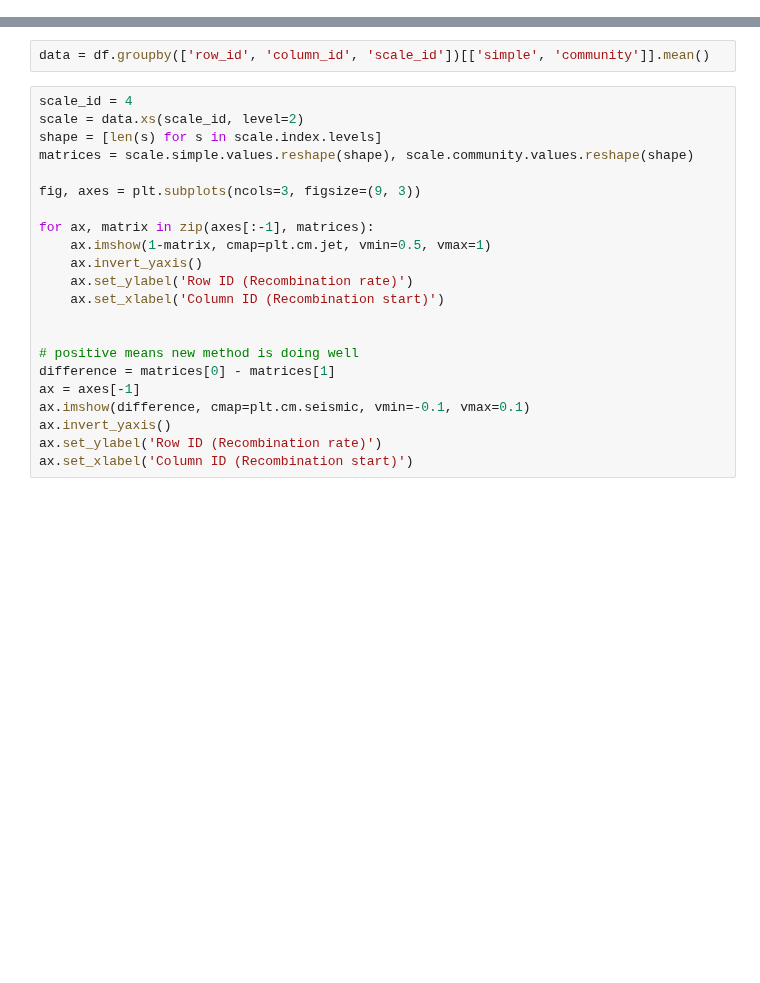
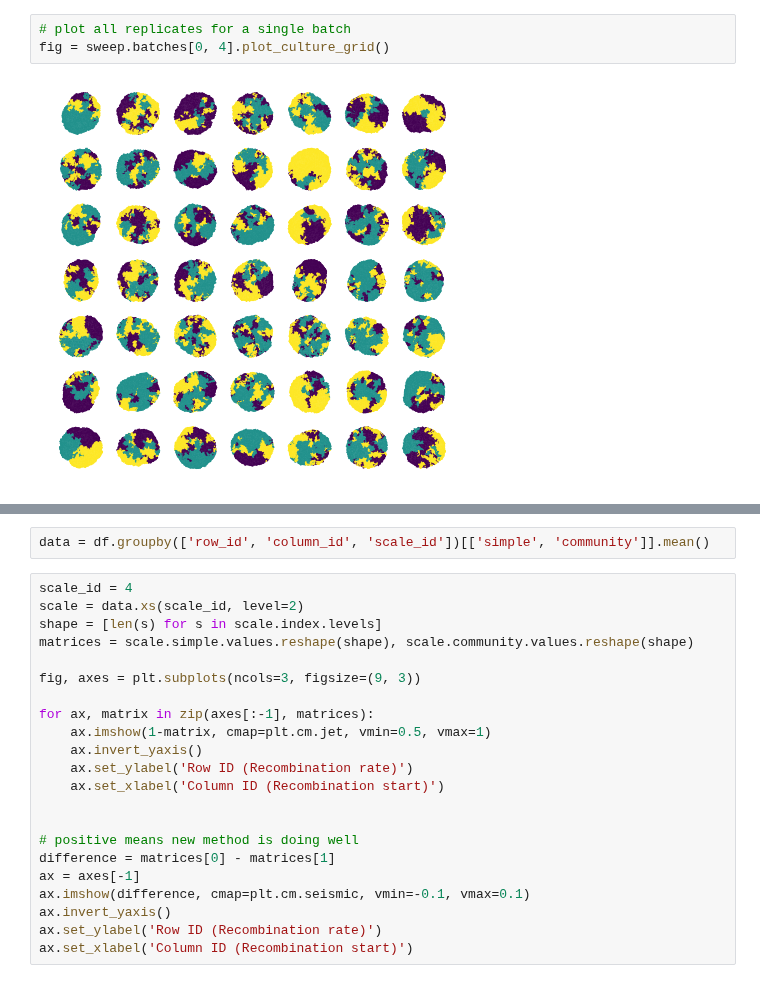
Before and after one commit to sbernasek/flyqma, a Jupyter notebook: notebooks/results.ipynb, the cells around one changed output, grey strips where cells are left out. Drawn from its saved outputs; the diff is of its cells as text; blank space fills up the shorter version.

```diff
--- a/notebooks/results.ipynb
+++ b/notebooks/results.ipynb
@@ -55,0 +23,5 @@ df = pd.read_hdf(p, key='benchmark').reset_index()
+# %%
+# plot all replicates for a single batch
+fig = sweep.batches[0, 4].plot_culture_grid()
+# %% [output]
+[figure, added]
```
Also changed, not shown: parts of 112 cells of this notebook, 5 other files.
